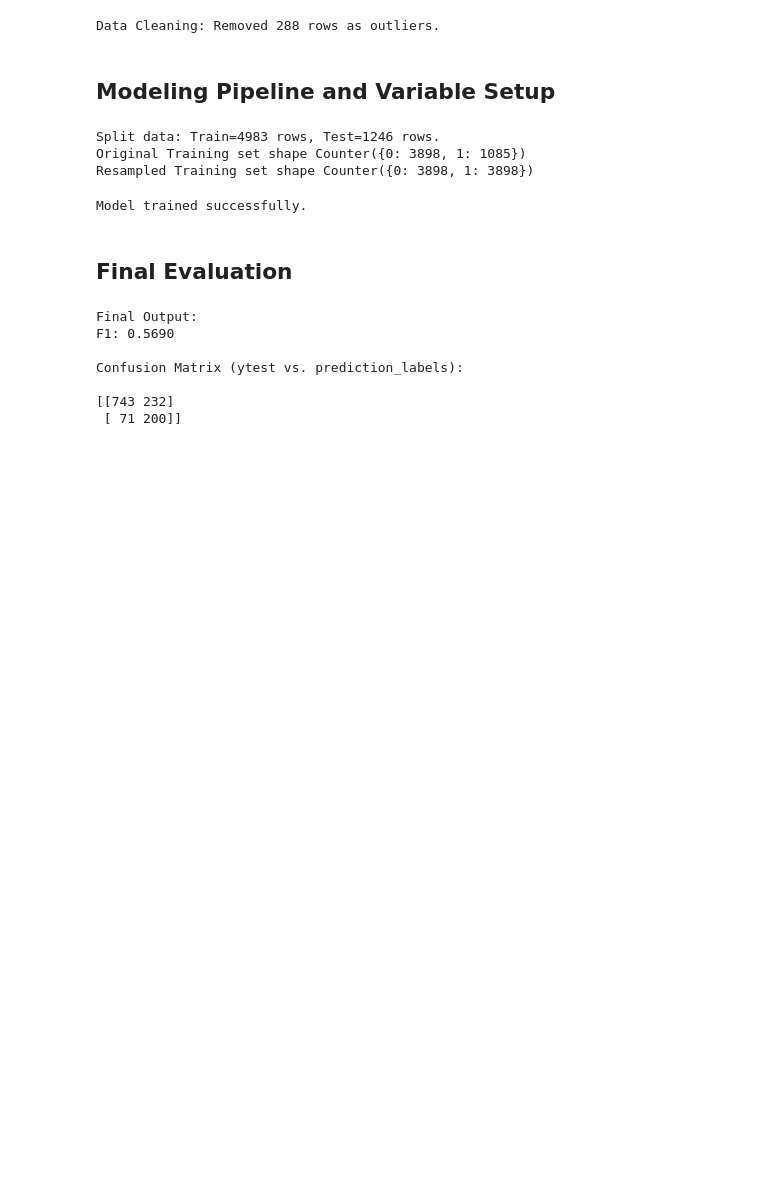
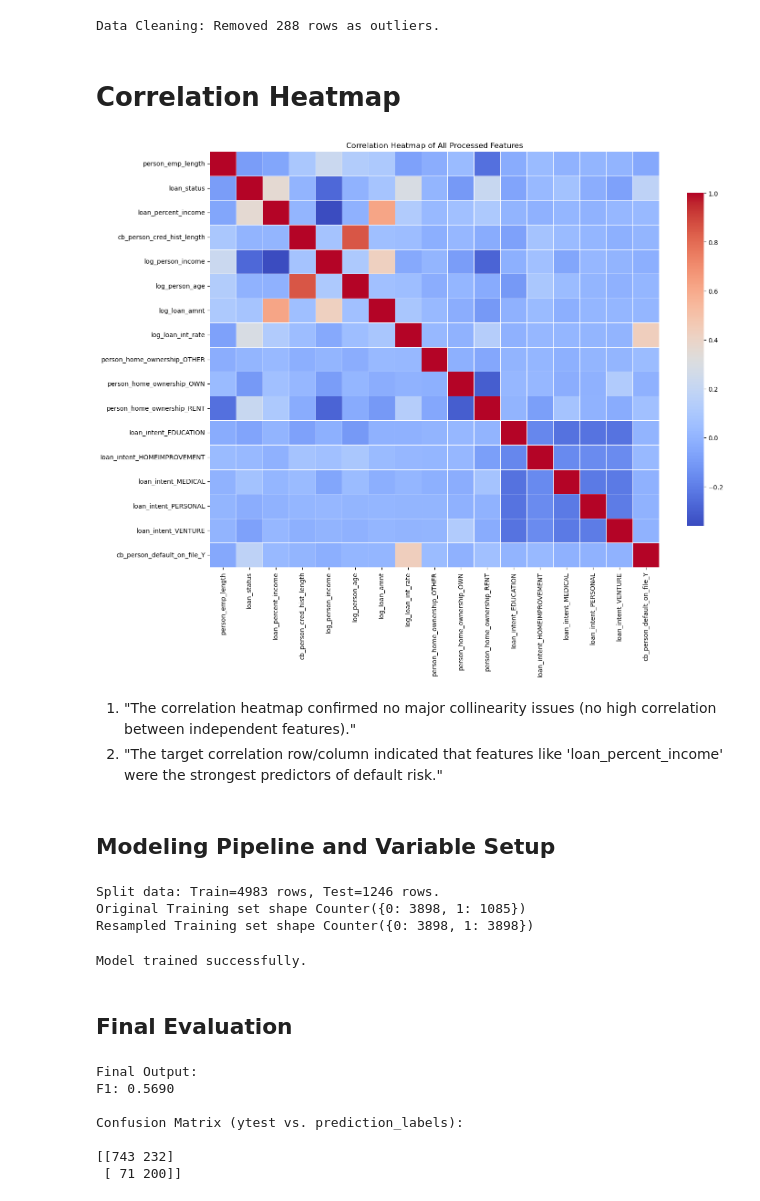
Before and after one commit to smalona1/BSIP_Assignment_4_Students, a Jupyter notebook: START_Asn_4.ipynb, the cells around one changed output. Drawn from its saved outputs; the diff is of its cells as text; code cells hidden in the pictures; blank space fills up the shorter version.

```diff
--- a/START_Asn_4.ipynb
+++ b/START_Asn_4.ipynb
@@ -101,6 +151,38 @@ df_processed = pd.get_dummies(df, columns=categorical_cols, drop_first=True)
 # Separate features (X) and target (y)
 X = df_processed.drop(columns=['loan_status'])
 y = df_processed['loan_status']
+# %% [markdown]
+# Correlation Heatmap
+# %%
+df_corr = df_processed.copy()
+
+# Convert Boolean columns (created during One-Hot Encoding) to integers (1/0)
+# This is necessary because the .corr() function needs numbers to calculate correlation.
+for col in df_corr.select_dtypes(include=['bool']).columns:
+    df_corr[col] = df_corr[col].astype(int)
+
+# Calculate the correlation matrix
+corr_matrix = df_corr.corr()
+
+# --- Generate Plot ---
+plt.figure(figsize=(15, 12))
+sns.heatmap(
+    corr_matrix,
+    annot=False, # Set to True if you want numbers, but often too cluttered
+    cmap='coolwarm',
+    fmt=".2f",
+    linewidths=.5,
+    cbar_kws={"shrink": .8}
+)
+plt.title('Correlation Heatmap of All Processed Features')
+plt.tight_layout()
+plt.savefig('correlation_heatmap_final_features.png')
+plt.show()
+# %% [output]
+[figure, added]
+# %% [markdown]
+1. "The correlation heatmap confirmed no major collinearity issues (no high correlation between independent features)."
+2. "The target correlation row/column indicated that features like 'loan_percent_income' were the strongest predictors of default risk."
 # %% [markdown]
 ## Modeling Pipeline and Variable Setup
 # %%
```
Also changed, not shown: parts of 5 cells of this notebook, 3 other files.
